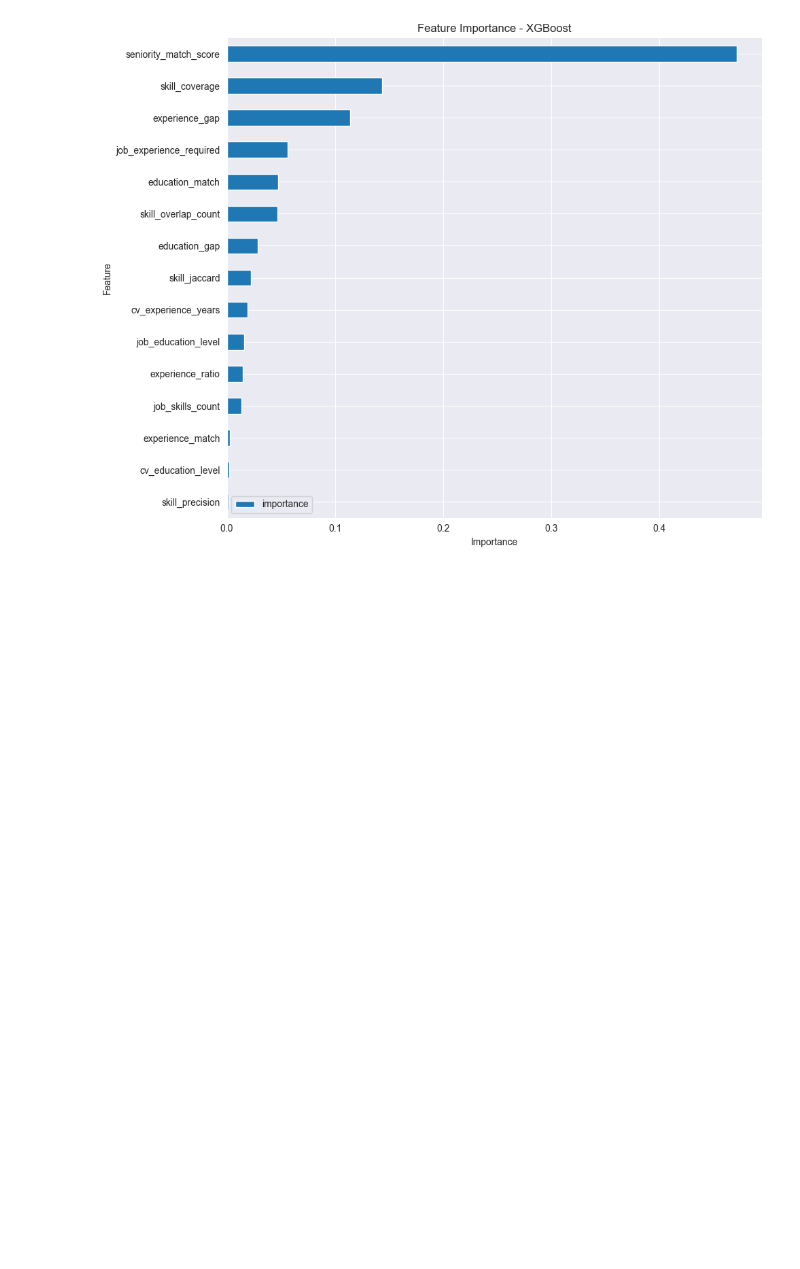
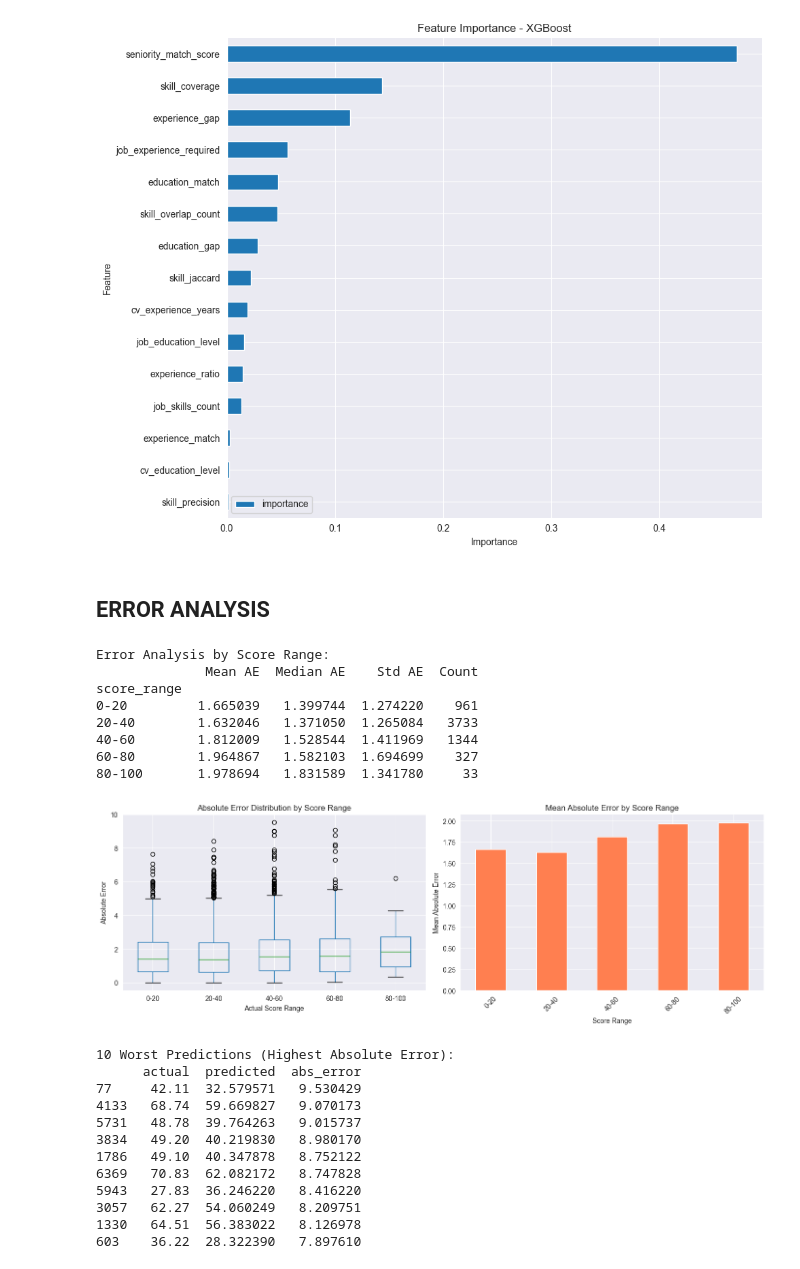
Before and after one commit to NguyenHungCuongg/Smart-Recruit, a Jupyter notebook: ml/notebooks/03_baseline_models.ipynb, the cells around one changed output. Drawn from its saved outputs; the diff is of its cells as text; code cells hidden in the pictures; blank space fills up the shorter version.

Commit message:
Phân tích các trường hợp dự báo lỗi

```diff
--- a/ml/notebooks/03_baseline_models.ipynb
+++ b/ml/notebooks/03_baseline_models.ipynb
@@ -531,3 +531,72 @@ job_experience_required    0.056131
     cv_experience_years    0.019313
     job_education_level    0.016266
 [figure]
+# %% [markdown]
+## ERROR ANALYSIS
+# %%
+# Phân tích các lỗi dự đoán theo score range
+test_results = pd.DataFrame({
+    'actual': y_test.values,
+    'predicted': y_test_pred,
+    'error': y_test.values - y_test_pred,
+    'abs_error': np.abs(y_test.values - y_test_pred)
+})
+
+test_results['score_range'] = pd.cut(
+    test_results['actual'],
+    bins=[0, 20, 40, 60, 80, 100],
+    labels=['0-20', '20-40', '40-60', '60-80', '80-100']
+)
+
+print("\nError Analysis by Score Range:")
+range_analysis = test_results.groupby('score_range').agg({
+    'abs_error': ['mean', 'median', 'std'],
+    'actual': 'count'
+})
+range_analysis.columns = ['Mean AE', 'Median AE', 'Std AE', 'Count']
+print(range_analysis)
+
+# Trực quan hóa
+fig, axes = plt.subplots(1, 2, figsize=(14, 5))
+
+test_results.boxplot(column='abs_error', by='score_range', ax=axes[0])
+axes[0].set_title('Absolute Error Distribution by Score Range')
+axes[0].set_xlabel('Actual Score Range')
+axes[0].set_ylabel('Absolute Error')
+plt.suptitle('')
+
+range_analysis['Mean AE'].plot(kind='bar', ax=axes[1], color='coral')
+axes[1].set_title('Mean Absolute Error by Score Range')
+axes[1].set_xlabel('Score Range')
+axes[1].set_ylabel('Mean Absolute Error')
+axes[1].set_xticklabels(axes[1].get_xticklabels(), rotation=45)
+
+plt.tight_layout()
+plt.show()
+
+# Xác định các trường hợp dự đoán lỗi tệ nhất
+print("\n10 Worst Predictions (Highest Absolute Error):")
+worst_predictions = test_results.nlargest(10, 'abs_error')
+print(worst_predictions[['actual', 'predicted', 'abs_error']].to_string())
+# %% [output]
+Error Analysis by Score Range:
+              Mean AE  Median AE    Std AE  Count
+score_range
+0-20         1.665039   1.399744  1.274220    961
+20-40        1.632046   1.371050  1.265084   3733
+40-60        1.812009   1.528544  1.411969   1344
+60-80        1.964867   1.582103  1.694699    327
+80-100       1.978694   1.831589  1.341780     33
+[figure, added]
+10 Worst Predictions (Highest Absolute Error):
+      actual  predicted  abs_error
+77     42.11  32.579571   9.530429
+4133   68.74  59.669827   9.070173
+5731   48.78  39.764263   9.015737
+3834   49.20  40.219830   8.980170
+1786   49.10  40.347878   8.752122
+6369   70.83  62.082172   8.747828
+5943   27.83  36.246220   8.416220
+3057   62.27  54.060249   8.209751
+1330   64.51  56.383022   8.126978
+603    36.22  28.322390   7.897610
```
